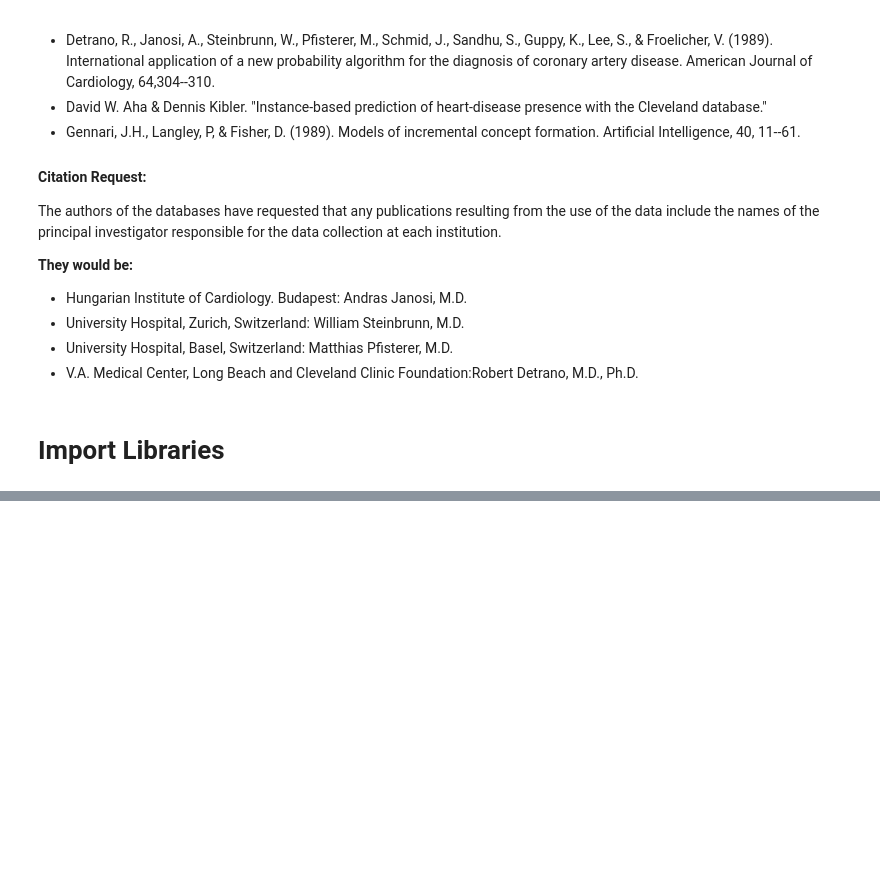
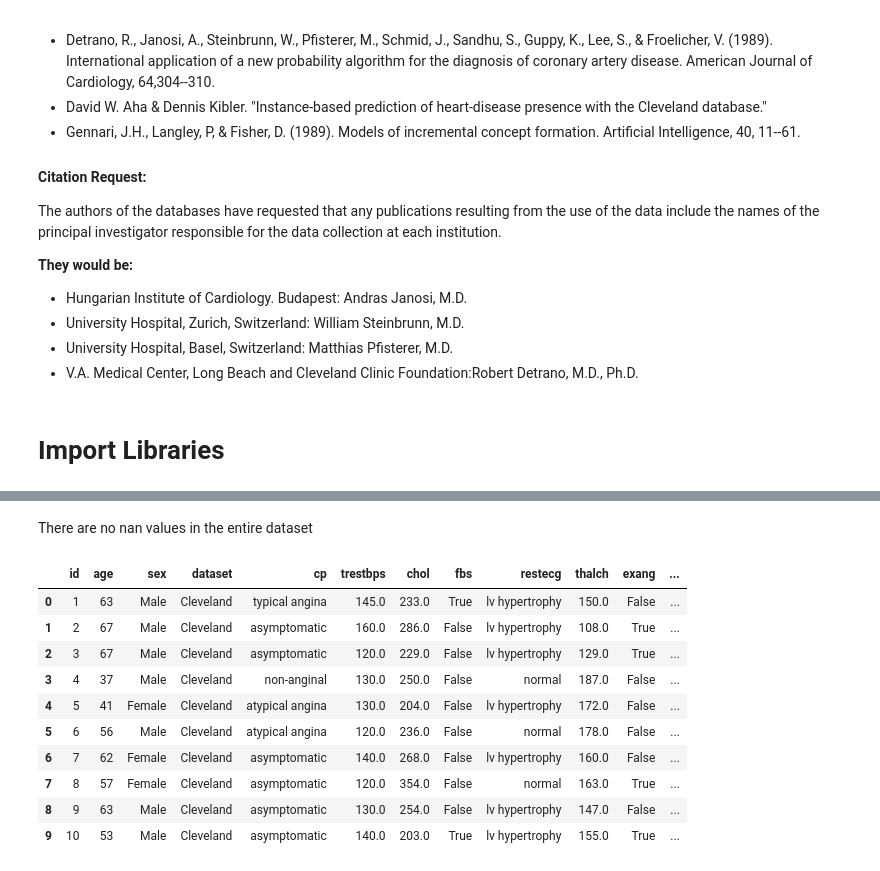
Before and after one commit to prashantpq/Data-Science-Internship, a Jupyter notebook: Week_1/Heart_Disease_Prediction/main.ipynb, the cells around one changed output, grey strips where cells are left out. Cells and saved outputs as stored; diff of their text form; code cells hidden in the pictures; blank space fills up the shorter version.

```diff
--- a/Week_1/Heart_Disease_Prediction/main.ipynb
+++ b/Week_1/Heart_Disease_Prediction/main.ipynb
@@ -57,0 +213,7 @@ The authors of the databases have requested that any publications resulting from
+# %%
+# Check missing values in numerical columns
+numerical_columns = df.select_dtypes(include=[np.number]).columns
+missing_numerical = df[numerical_columns].isnull().sum()
+
+print("Missing values in numerical columns:")
+print(missing_numerical)
@@ -57,0 +231,7 @@ The authors of the databases have requested that any publications resulting from
+# %%
+# Check missing values in categorical columns
+categorical_columns = df.select_dtypes(include=[object]).columns
+missing_categorical = df[categorical_columns].isnull().sum()
+
+print("Missing values in categorical columns:")
+print(missing_categorical)
@@ -57,0 +249,8 @@ The authors of the databases have requested that any publications resulting from
+# %%
+# Handle missing values in numerical columns by filling with the mean
+df[numerical_columns] = df[numerical_columns].fillna(df[numerical_columns].mean())
+
+# Verify if missing values are handled
+missing_numerical_after = df[numerical_columns].isnull().sum()
+print("Missing values in numerical columns after imputation:")
+print(missing_numerical_after)
@@ -57,0 +268,9 @@ The authors of the databases have requested that any publications resulting from
+# %%
+# Handle missing values in categorical columns by filling with the mode
+for col in categorical_columns:
+    df[col] = df[col].fillna(df[col].mode()[0])
+
+# Verify if missing values are handled
+missing_categorical_after = df[categorical_columns].isnull().sum()
+print("Missing values in categorical columns after imputation:")
+print(missing_categorical_after)
@@ -57,0 +333,16 @@ The authors of the databases have requested that any publications resulting from
+# %% [markdown]
+There are no nan values in the entire dataset
+# %%
+df.head(10)
+# %% [output]
+|  | id | age | sex | dataset | cp | trestbps | chol | fbs | restecg | thalch | exang | ... |
+| 0 | 1 | 63 | Male | Cleveland | typical angina | 145.0 | 233.0 | True | lv hypertrophy | 150.0 | False | ... |
+| 1 | 2 | 67 | Male | Cleveland | asymptomatic | 160.0 | 286.0 | False | lv hypertrophy | 108.0 | True | ... |
+| 2 | 3 | 67 | Male | Cleveland | asymptomatic | 120.0 | 229.0 | False | lv hypertrophy | 129.0 | True | ... |
+| 3 | 4 | 37 | Male | Cleveland | non-anginal | 130.0 | 250.0 | False | normal | 187.0 | False | ... |
+| 4 | 5 | 41 | Female | Cleveland | atypical angina | 130.0 | 204.0 | False | lv hypertrophy | 172.0 | False | ... |
+| 5 | 6 | 56 | Male | Cleveland | atypical angina | 120.0 | 236.0 | False | normal | 178.0 | False | ... |
+| 6 | 7 | 62 | Female | Cleveland | asymptomatic | 140.0 | 268.0 | False | lv hypertrophy | 160.0 | False | ... |
+| 7 | 8 | 57 | Female | Cleveland | asymptomatic | 120.0 | 354.0 | False | normal | 163.0 | True | ... |
+| 8 | 9 | 63 | Male | Cleveland | asymptomatic | 130.0 | 254.0 | False | lv hypertrophy | 147.0 | False | ... |
+| 9 | 10 | 53 | Male | Cleveland | asymptomatic | 140.0 | 203.0 | True | lv hypertrophy | 155.0 | True | ... |
```
Also changed, not shown: parts of 23 cells of this notebook.
